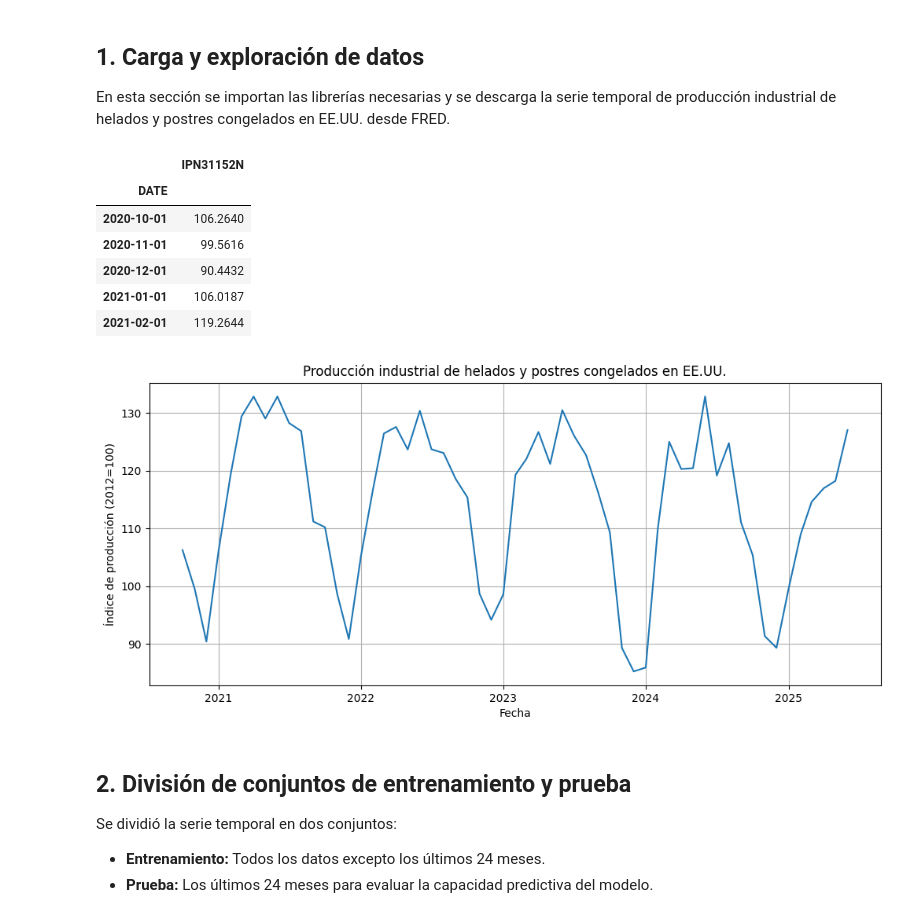
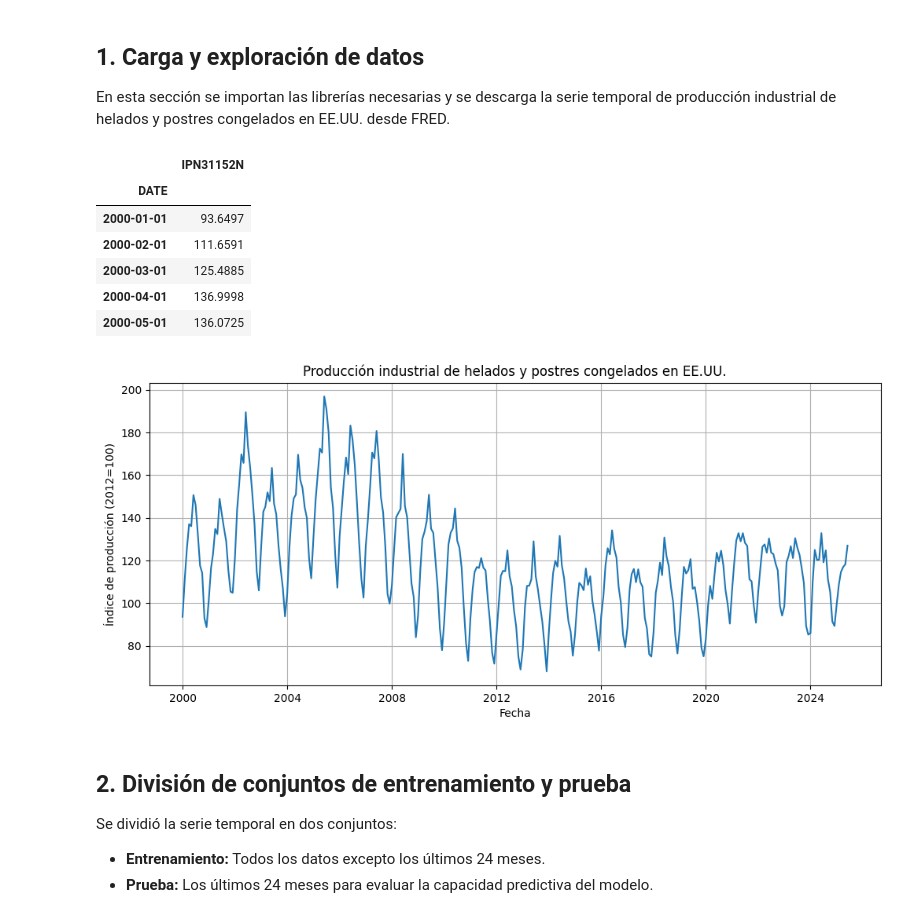
Before and after one commit to paulabaal12/LAB5-DS, a Jupyter notebook: LAB5.ipynb, the cells around one changed output. Drawn from its saved outputs; the diff is of its cells as text; code cells hidden in the pictures.

```diff
--- a/LAB5.ipynb
+++ b/LAB5.ipynb
@@ -22,33 +22,38 @@ En esta sección se importan las librerías necesarias y se descarga la serie te
 # %%
 # !pip install pandas_datareader matplotlib --quiet
 import pandas as pd
 import matplotlib.pyplot as plt
 from pandas_datareader import data as pdr
+import datetime
+
+
+start = datetime.datetime(2000, 1, 1)
+end = datetime.datetime.today()
 
 # datos de FRED
-serie = pdr.DataReader('IPN31152N', 'fred')
+serie = pdr.DataReader('IPN31152N', 'fred', start, end)
 serie = serie.dropna()  # Eliminar valores nulos si existen
 
 # Visualizar las primeras filas
 display(serie.head())
 
 # Graficar la serie temporal
 plt.figure(figsize=(12,5))
 plt.plot(serie.index, serie['IPN31152N'])
 plt.title('Producción industrial de helados y postres congelados en EE.UU.')
 plt.xlabel('Fecha')
 plt.ylabel('Índice de producción (2012=100)')
 plt.grid(True)
 plt.show()
 # %% [output]
 |  | IPN31152N |
 | DATE |  |
-| 2020-10-01 | 106.2640 |
-| 2020-11-01 | 99.5616 |
-| 2020-12-01 | 90.4432 |
-| 2021-01-01 | 106.0187 |
-| 2021-02-01 | 119.2644 |
+| 2000-01-01 | 93.6497 |
+| 2000-02-01 | 111.6591 |
+| 2000-03-01 | 125.4885 |
+| 2000-04-01 | 136.9998 |
+| 2000-05-01 | 136.0725 |
-[figure, old version]
+[figure, new version]
 # %% [markdown]
 ## 2. División de conjuntos de entrenamiento y prueba
 Se dividió la serie temporal en dos conjuntos:
```
Also changed, not shown: parts of 6 cells of this notebook.
